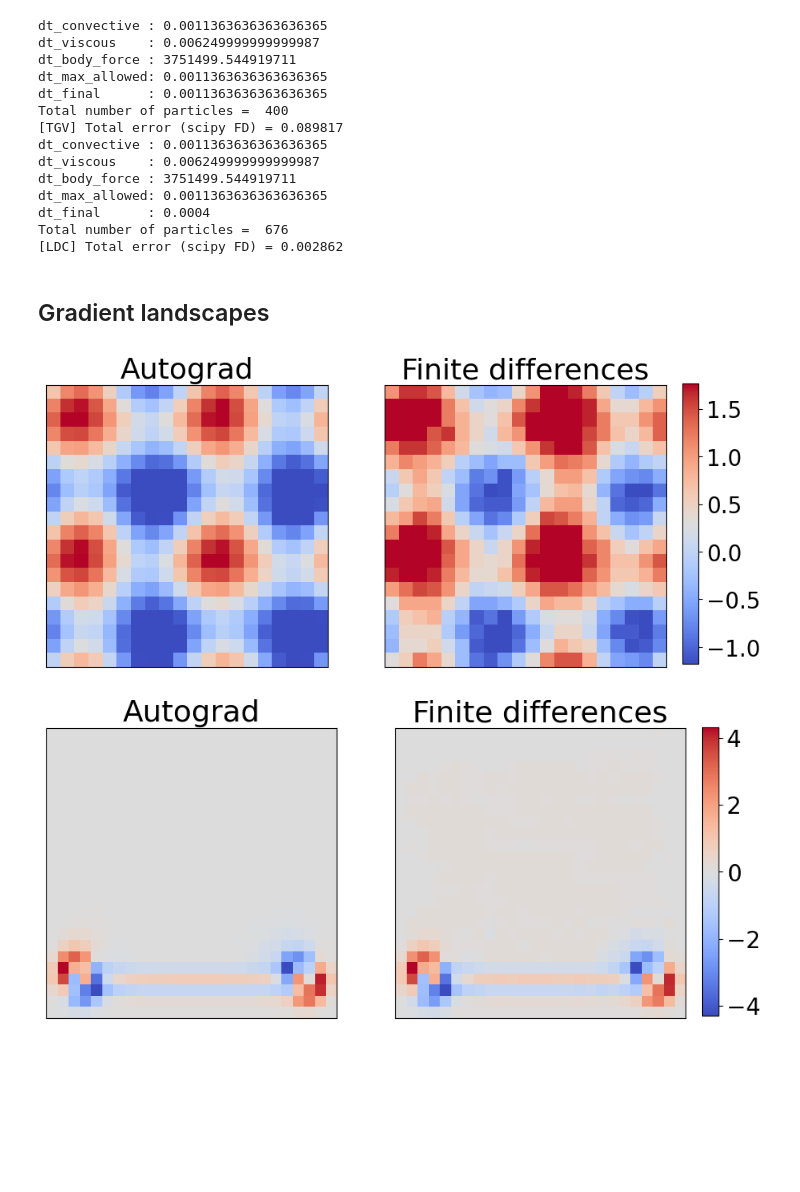
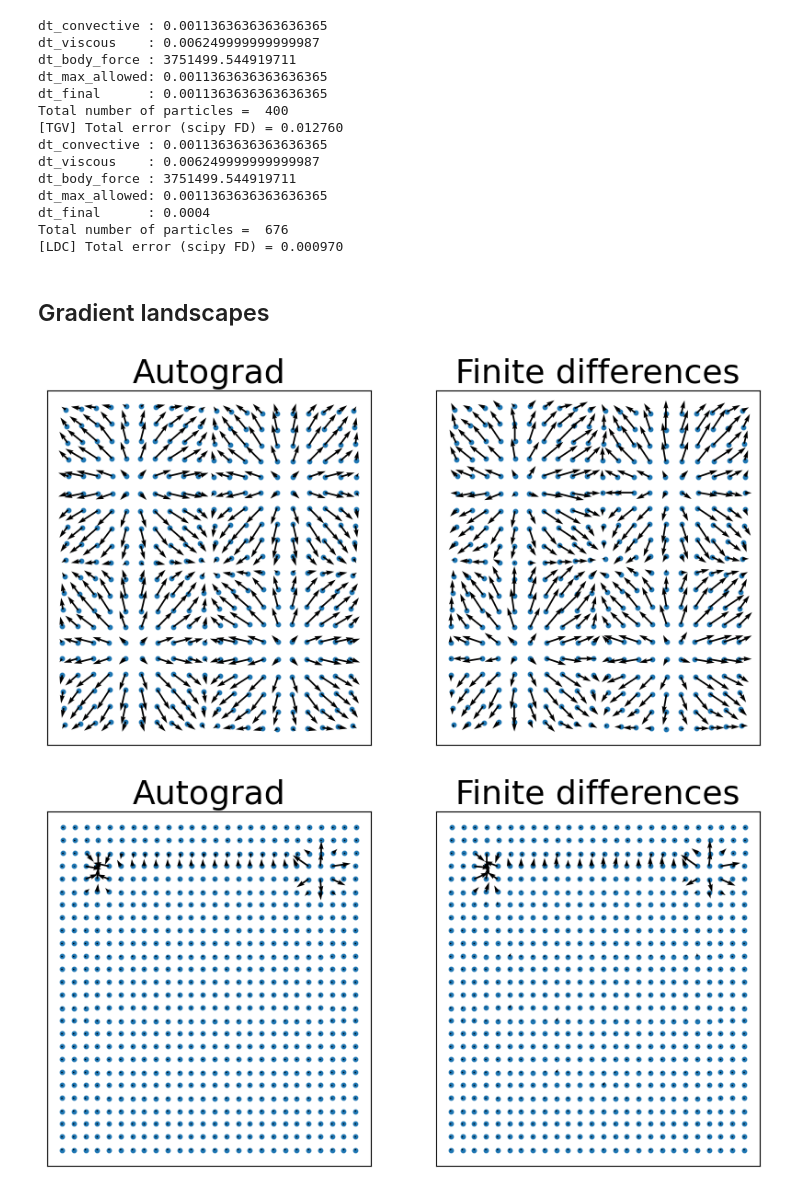
Before and after one commit to tumaer/jax-sph, a Jupyter notebook: notebooks/iclr24_grads.ipynb, the cells around one changed output. Saved outputs shown, nothing was run; the diff lists cells and outputs as text; code cells hidden in the pictures; blank space fills up the shorter version.

Commit message:
update gradients notebook

```diff
--- a/notebooks/iclr24_grads.ipynb
+++ b/notebooks/iclr24_grads.ipynb
@@ -29,7 +29,7 @@ STEPS = 5
 WARMUP = 10
 N = 20
 
-dx = 1.0 / N
+dx = 1.0 / N0.000367
 dt = 0.0
 
 FD_EPS = 0.001 * dx
@@ -67,6 +67,7 @@ def scipy_fd_grad(fn, state, neighbors):
 sph_grads = {}
 fd_grads = {}
 case_shapes = {}
+state0s = {}
 
 for ind, case_id in enumerate(CASES):
 
@@ -79,7 +80,9 @@ for ind, case_id in enumerate(CASES):
 
     Case = load_case(os.path.dirname(cfg.config), cfg.case.source)
     case = Case(cfg)
-    cfg, box_size, state, g_ext_fn, bc_fn, nw_fn, eos_fn, _, displ_fn, shift_fn = case.initialize()
+    (
+        cfg, box_size, state, g_ext_fn, bc_fn, nw_fn, eos_fn, _, displ_fn, shift_fn
+    ) = case.initialize()
 
     dt = cfg.solver.dt
 
@@ -99,7 +102,7 @@ for ind, case_id in enumerate(CASES):
         displ_fn,
         box_size,
         r_cutoff=solver._kernel_fn.cutoff,
-        # mask_self=False,  # in SPH self-edges are used
+        mask_self=False,
         num_particles_max=state["r"].shape[0],
         pbc=np.array(cfg.case.pbc),
     )
@@ -111,6 +114,8 @@ for ind, case_id in enumerate(CASES):
     # warm up initial state
     for _ in range(WARMUP):
         state, neighbors = solver(dt, state, neighbors)
+
+    state0s[case_id] = state.copy()
 
     def solver_fn(state, neighbors):
         state_ = state.copy()
@@ -138,49 +143,56 @@ dt_body_force : 3751499.544919711
 dt_max_allowed: 0.0011363636363636365
 dt_final      : 0.0011363636363636365
 Total number of particles =  400
-[TGV] Total error (scipy FD) = 0.089817
+[TGV] Total error (scipy FD) = 0.012760
 dt_convective : 0.0011363636363636365
 dt_viscous    : 0.006249999999999987
 dt_body_force : 3751499.544919711
 dt_max_allowed: 0.0011363636363636365
 dt_final      : 0.0004
 Total number of particles =  676
-[LDC] Total error (scipy FD) = 0.002862
+[LDC] Total error (scipy FD) = 0.000970
 # %% [markdown]
 ## Gradient landscapes
 # %%
 for case_id in sph_grads:
     sph_grad = sph_grads[case_id]
     fd_grad = fd_grads[case_id]
     shape = case_shapes[case_id]
+    state0 = state0s[case_id]
 
     fig, axs = plt.subplots(1, 2, figsize=(10, 5))
-    # fig.tight_layout()
 
     vmin = min(sph_grad.min(), fd_grad.min())
     vmin = vmin * 1.1 if vmin < 0 else vmin * 0.9
     vmax = max(sph_grad.max(), fd_grad.max())
     vmax = vmax * 1.1 if vmax > 0 else vmax * 0.9
 
-    axs[0].imshow(sph_grad.sum(1).reshape(shape), cmap="coolwarm", vmin=vmin, vmax=vmax)
+    # In the JAX-SPH paper (https://arxiv.org/pdf/2403.04750), we plot the gradients
+    # on a grid by simply reshaping the coordinates of the points to a [sqrt(N)]^2 grid.
+    # To reproduce the original paper plots, checkout release v0.0.1:
+    # https://github.com/tumaer/jax-sph/tree/v0.0.1
+    axs[0].scatter(state0["r"][:, 0], state0["r"][:, 1], s=10)
+    axs[0].quiver(
+        state0["r"][:, 0], state0["r"][:, 1],
+        sph_grad[:, 0], sph_grad[:, 1],
+        scale=15, width=0.005, headwidth=3,
+    )
     axs[0].set_title("Autograd", fontsize=26)
-    axs[1].imshow(fd_grad.sum(1).reshape(shape), cmap="coolwarm", vmin=vmin, vmax=vmax)
+    axs[1].scatter(state0["r"][:, 0], state0["r"][:, 1], s=10)
+    axs[1].quiver(
+        state0["r"][:, 0], state0["r"][:, 1],
+        fd_grad[:, 0], fd_grad[:, 1],
+        scale=15, width=0.005, headwidth=3,
+    )
     axs[1].set_title("Finite differences", fontsize=26)
     axs[0].set_xticks([])
     axs[0].set_yticks([])
     axs[1].set_xticks([])
     axs[1].set_yticks([])
 
-    # colorbar
-    cax = fig.add_axes([0.92, 0.15, 0.02, 0.7])
-    sm = plt.cm.ScalarMappable(cmap="coolwarm", norm=plt.Normalize(vmin=vmin, vmax=vmax))
-    sm._A = []
-    cbar = fig.colorbar(sm, cax=cax)
-    cbar.ax.tick_params(labelsize=20)
-
     plt.savefig(
         f"grad_comparison_{case_id}.pdf", bbox_inches="tight", pad_inches=0.1, dpi=300
     )
 # %% [output]
-[figure, old version]
+[figure, new version]
-[figure, old version]
+[figure, new version]
```
Also changed, not shown: parts of 1 cell of this notebook, 1 other file.
